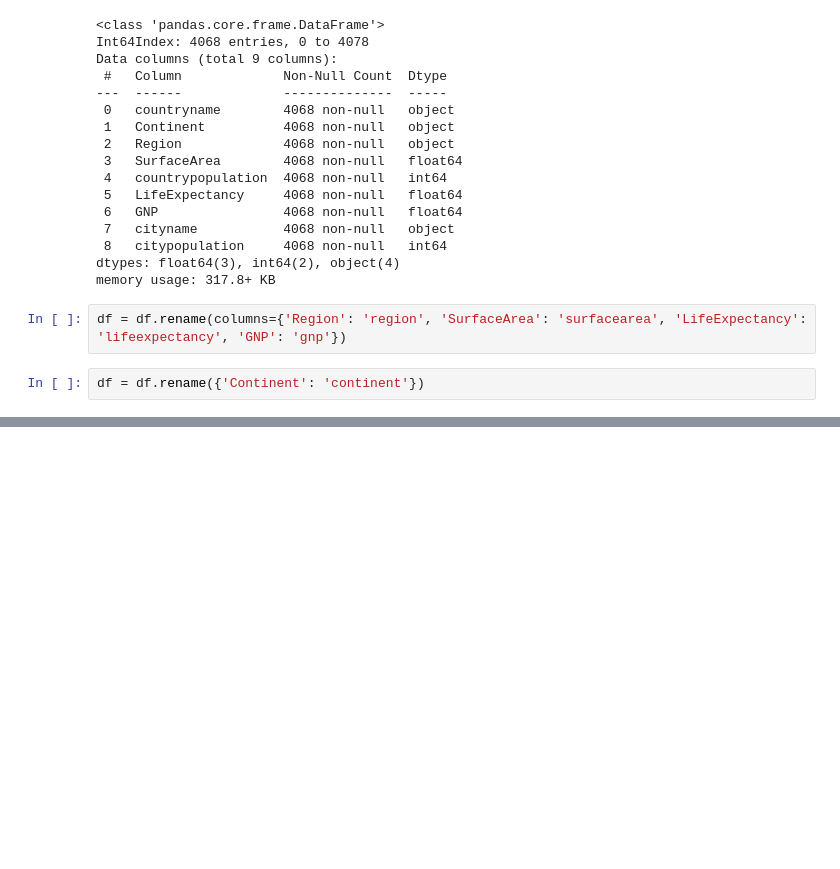
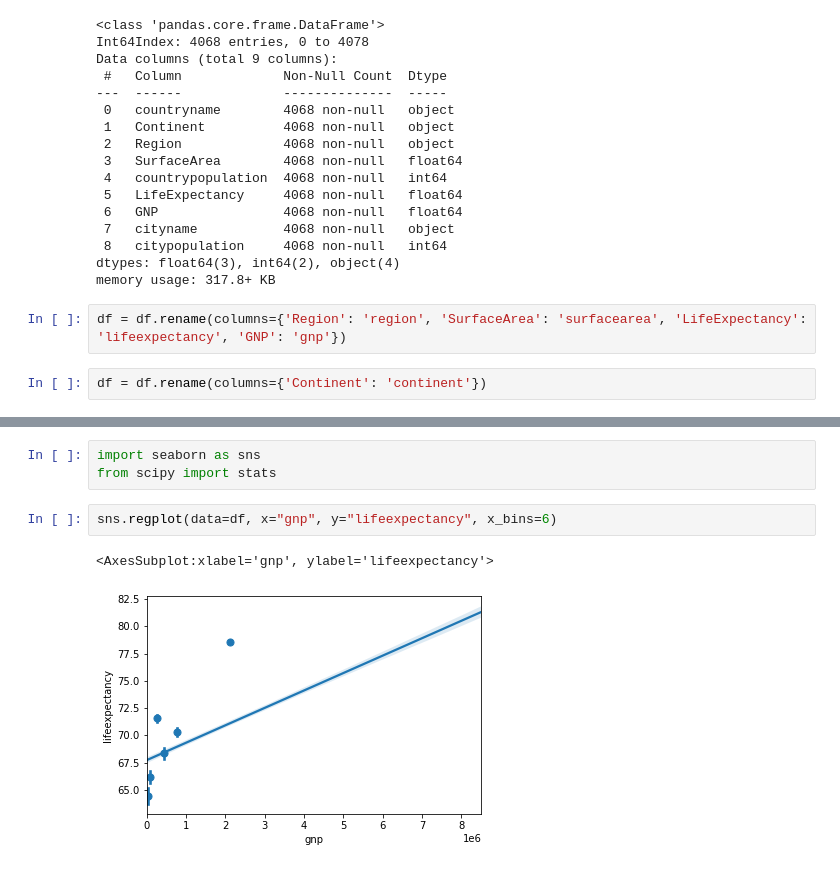
Before and after one commit to matt-c-knight/codeup-ind-project, a Jupyter notebook: practice.ipynb, the cells around one changed output, grey strips where cells are left out. Saved outputs shown, nothing was run; the diff lists cells and outputs as text; blank space fills up the shorter version.

```diff
--- a/practice.ipynb
+++ b/practice.ipynb
@@ -102,4 +102,4 @@ memory usage: 317.8+ KB
 # %%
 df = df.rename(columns={'Region': 'region', 'SurfaceArea': 'surfacearea', 'LifeExpectancy': 'lifeexpectancy', 'GNP': 'gnp'})
 # %%
-df = df.rename({'Continent': 'continent'})
+df = df.rename(columns={'Continent': 'continent'})
@@ -105,0 +115,8 @@ df = df.rename({'Continent': 'continent'})
+# %%
+import seaborn as sns
+from scipy import stats
+# %%
+sns.regplot(data=df, x="gnp", y="lifeexpectancy", x_bins=6)
+# %% [output]
+<AxesSubplot:xlabel='gnp', ylabel='lifeexpectancy'>
+[figure, added]
```
Also changed, not shown: parts of 10 cells of this notebook.
